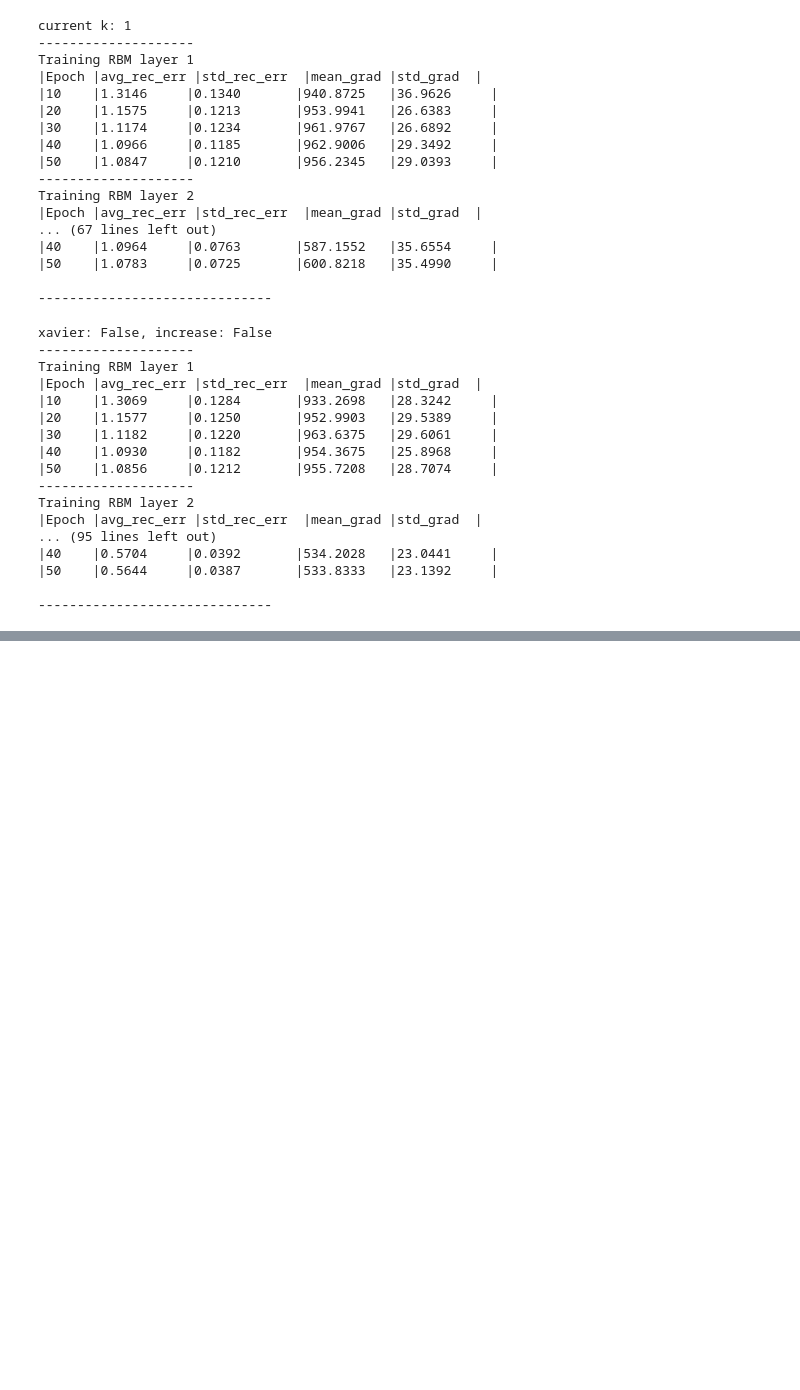
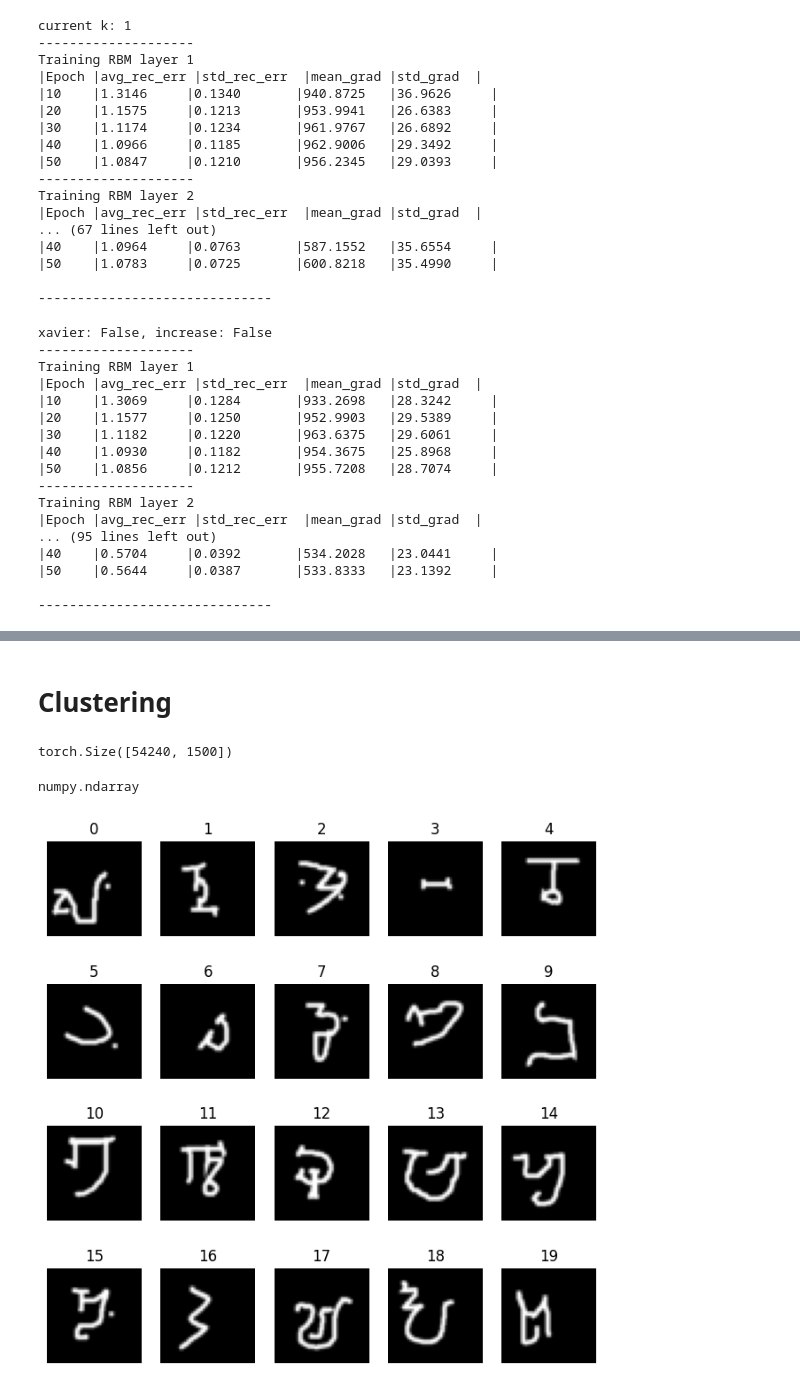
Before and after one commit to RoGellert/image_recognition, a Jupyter notebook: image_recognition_models.ipynb, the cells around one changed output, grey strips where cells are left out. Drawn from its saved outputs; the diff is of its cells as text; code cells hidden in the pictures; blank space fills up the shorter version.

Commit message:
Clustering, internal representations, readouts

```diff
--- a/image_recognition_models.ipynb
+++ b/image_recognition_models.ipynb
@@ -200,7 +204,7 @@ batch_size = 160
 for i in hidden_units:
     print(f'current model: {i}')
 
-    dbn_mnist = DBN(visible_units=40 * 40,
+    dbn_omni = DBN(visible_units=40 * 40,
                     hidden_units=i,
                     k=1,
                     learning_rate=0.1,
@@ -212,7 +216,7 @@ for i in hidden_units:
                     increase_to_cd_k=False,
                     use_gpu=torch.cuda.is_available())
 
-    dbn_mnist.train_static(
+    dbn_omni.train_static(
         train_data_subset,
         train_labels_subset,
         num_epochs,
@@ -247,7 +251,7 @@ batch_size = 160
 for i in k:
     print(f'current k: {i}')
 
-    dbn_mnist = DBN(visible_units=40 * 40,
+    dbn_omni = DBN(visible_units=40 * 40,
                     hidden_units=[1500, 1800, 2100],
                     k=i,
                     learning_rate=0.1,
@@ -259,7 +263,7 @@ for i in k:
                     increase_to_cd_k=False,
                     use_gpu=torch.cuda.is_available())
 
-    dbn_mnist.train_static(
+    dbn_omni.train_static(
         train_data_subset,
         train_labels_subset,
         num_epochs,
@@ -294,7 +298,7 @@ batch_size = 160
 for i in xavier_increase:
     print(f'xavier: {i[0]}, increase: {i[1]}')
 
-    dbn_mnist = DBN(visible_units=40 * 40,
+    dbn_omni = DBN(visible_units=40 * 40,
                     hidden_units=[1500, 1800, 2100],
                     k=1,
                     learning_rate=0.1,
@@ -306,7 +310,7 @@ for i in xavier_increase:
                     increase_to_cd_k=i[1],
                     use_gpu=torch.cuda.is_available())
 
-    dbn_mnist.train_static(
+    dbn_omni.train_static(
         train_data_subset,
         train_labels_subset,
         num_epochs,
@@ -334,0 +379,56 @@ Training RBM layer 2
+# %% [markdown]
+# Clustering
+# %%
+def get_kth_layer_repr(input, k, device):
+    flattened_input = input.view((input.shape[0], -1)).type(torch.FloatTensor).to(device)
+    hidden_repr, __ = dbn_omni.rbm_layers[k].to_hidden(flattened_input)  # here we access the RBM object
+    return hidden_repr
+
+
+hidden_repr_1 = get_kth_layer_repr(train_data[100000:len(train_data)], 0, device)
+hidden_repr_2 = get_kth_layer_repr(hidden_repr_1, 1, device)
+hidden_repr_3 = get_kth_layer_repr(hidden_repr_2, 2, device)
+print(hidden_repr_1.shape)
+
+def get_mask(label):  # we use this function to filter by class
+    labels = train_labels[100000:len(train_data)].cpu().numpy()
+    return labels == label
+
+def get_label_to_mean_hidd_repr(hidden_repr):
+    hidden_repr_np = hidden_repr.cpu().numpy()
+    return {
+        label: hidden_repr_np[get_mask(label)].mean(axis=0)  # here we filter by class and compute the mean
+        for label in range(20)
+    }
+
+def get_hidden_reprs_matrix(hidden_repr):  # we use this to build the matrices
+    label_to_mean_hidd_repr = get_label_to_mean_hidd_repr(hidden_repr)
+    return np.concatenate(
+        [np.expand_dims(label_to_mean_hidd_repr[label], axis=0)  # here we adjust the shape of centroids to do the concat
+         for label in range(20)])
+
+mean_hidd_repr_matrix_3 = get_hidden_reprs_matrix(hidden_repr_3)
+
+def plot_dendrogram(mean_repr_matrix, title=""):
+    fig, ax = plt.subplots()
+    linkage = cluster.hierarchy.linkage(mean_repr_matrix, method="complete")  # we run the clustering algorithm here
+    dendrogram = cluster.hierarchy.dendrogram(linkage)
+    ax.set_title(title)
+# %% [output]
+torch.Size([54240, 1500])
+# %%
+type(mean_hidd_repr_matrix_3)
+# %% [output]
+numpy.ndarray
+# %%
+figure = plt.figure(figsize=(8, 8))
+for i in range(0, 20):
+    index = (train_labels == i).nonzero(as_tuple=True)[0][0].item()
+    img, label = train_data[index], train_labels[index]
+    figure.add_subplot(4, 5, i+1)
+    plt.title(label.item())
+    plt.axis("off")
+    plt.imshow(img, cmap='gray')
+plt.show()
+# %% [output]
+[figure, added]
```
Also changed, not shown: parts of 11 cells of this notebook.
